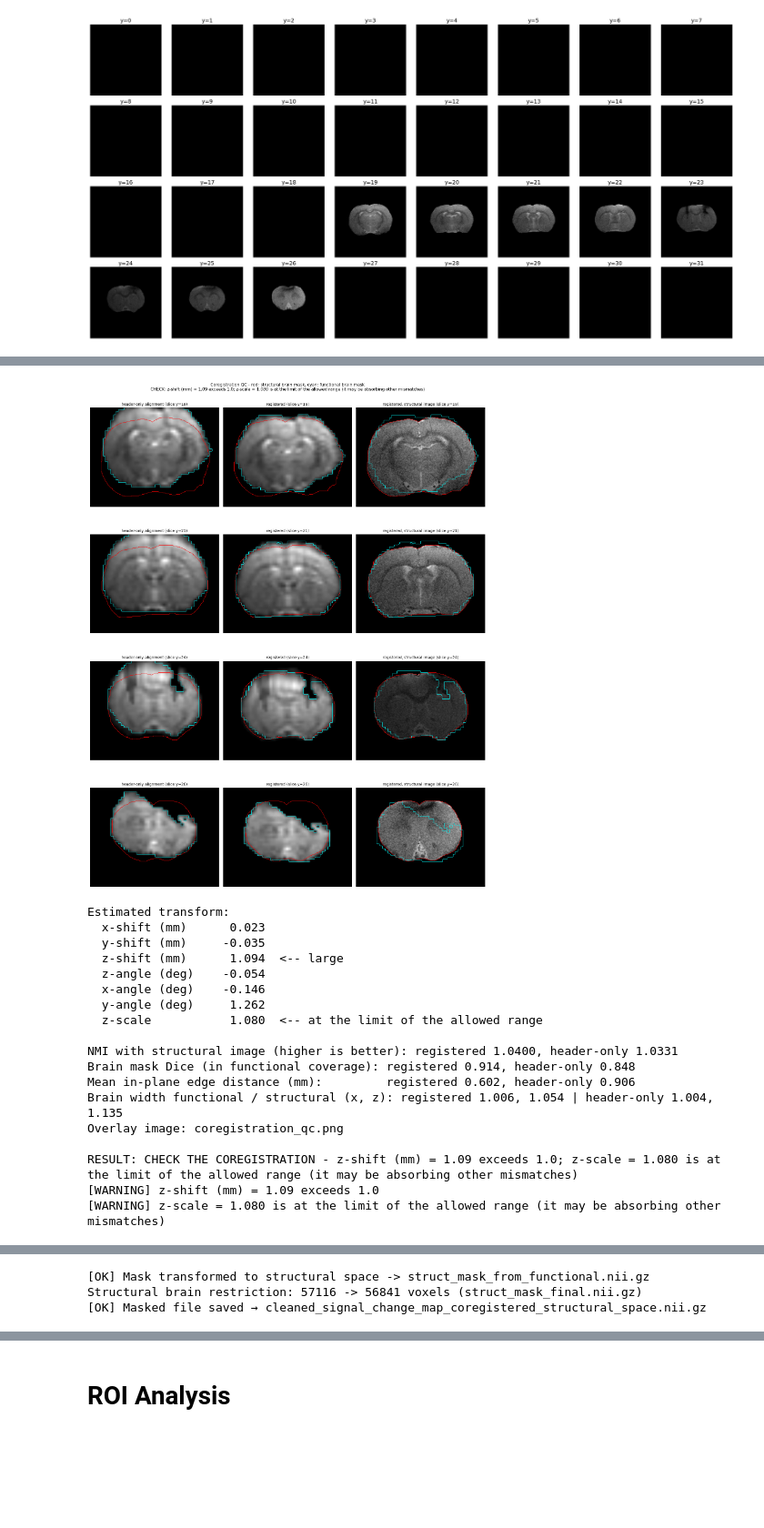
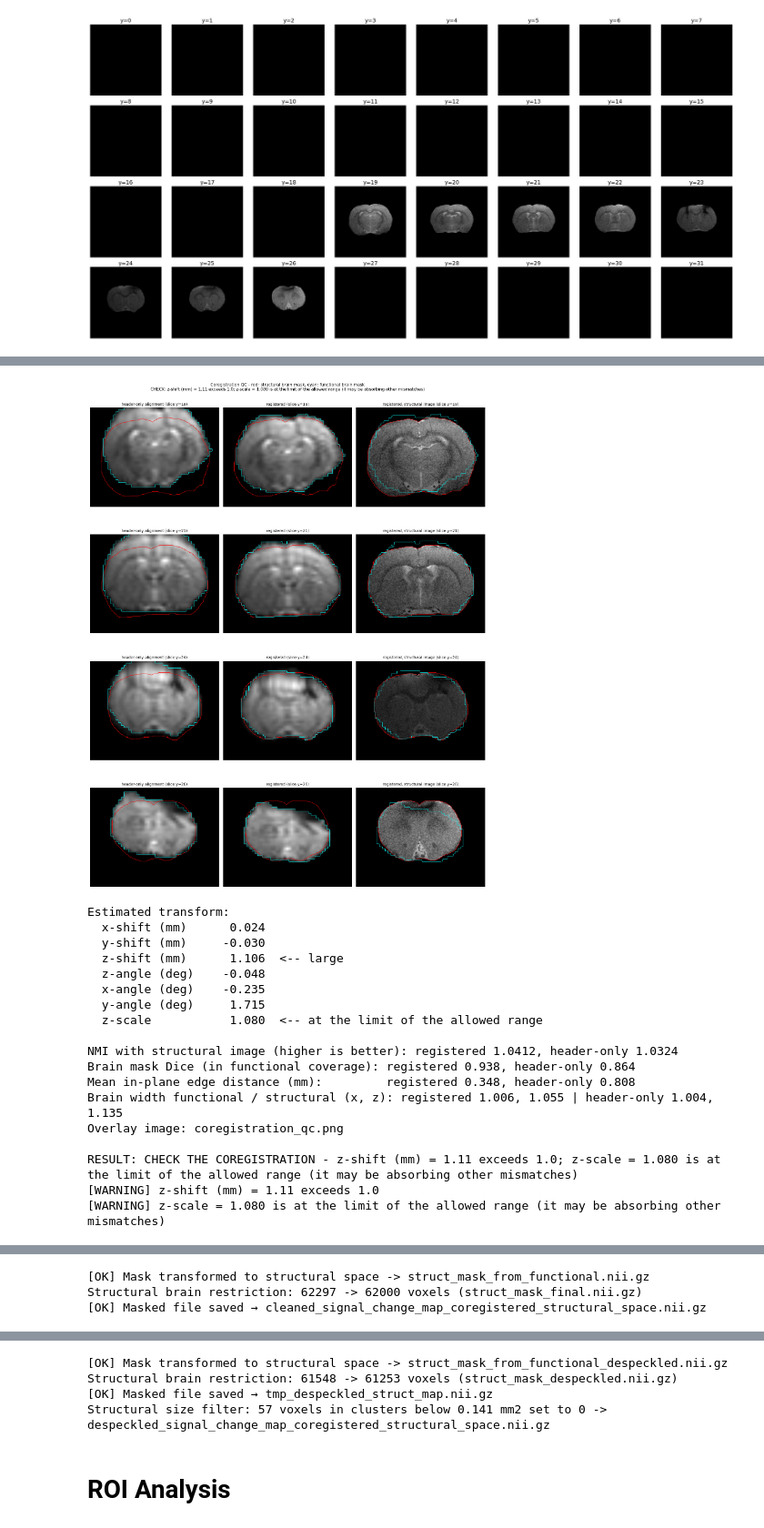
Before and after one commit to schmidt12335/fmri_analysis, a Jupyter notebook: mol_fMRI_v5.5.ipynb, the cells around one changed output, grey strips where cells are left out. Shown at 91% size. Drawn from its saved outputs; the diff is of its cells as text; code cells hidden in the pictures; blank space fills up the shorter version.

Commit message:
Updated v5.5 with new noise/artifact removal, it now asks if files should be overwritten, quality control for noise removal and coregistration.

```diff
--- a/mol_fMRI_v5.5.ipynb
+++ b/mol_fMRI_v5.5.ipynb
@@ -1907,7 +2220,7 @@ def coregistration_afni(
     reference_file : str
         Structural image defining the target space.
     output_file1, output_file2 : str
-        Outputs of the estimation step and of the apply step.
+        Outputs of the estimation step and of the apply step. Existing files are replaced (ask before calling, see `ask_overwrite`).
     estimate_affine, apply_affine : bool
         Run the estimation / the apply step.
     affine_mat : str
@@ -1935,6 +2248,10 @@ def coregistration_afni(
             raise ValueError("output_file1 must be provided when estimate_affine=True")
         if input_file1 is None:
             raise ValueError("input_file1 must be provided when estimate_affine=True")
+
+        # 3dAllineate refuses to overwrite an existing file and nipype does not report it, so the old file is removed first
+        if os.path.exists(output_file1):
+            os.remove(output_file1)
 
         coreg_wo_affine = afni.Allineate()
         coreg_wo_affine.inputs.in_file = input_file1
@@ -1977,6 +2294,9 @@ def coregistration_afni(
         if input_file2 is None:
             raise ValueError("input_file2 must be provided when apply_affine=True")
 
+        if os.path.exists(output_file2):
+            os.remove(output_file2)
+
         coreg_with_affine = afni.Allineate()
         coreg_with_affine.inputs.in_file = input_file2
         coreg_with_affine.inputs.reference = reference_file
@@ -2005,17 +2325,30 @@ else:
     else:
         print_statement(f"Scaling along the phase-encoding axis ({pe_scale_axis} of the AFNI coordinate system) is allowed between {pe_scale_range[0]} and {pe_scale_range[1]}", bcolors.NOTIFICATION)
 
-coregistration_afni(input_file_for_coreg, scm_for_coreg, structural_file_for_coregistration, output_file1="mean_func_struct_aligned.nii.gz", output_file2="signal_change_map_coregistered_structural_space.nii.gz", estimate_affine=True, apply_affine=True, affine_mat="mean_func_struct_aligned.aff12.1D",
-                    pe_scale_axis=pe_scale_axis, pe_scale_range=pe_scale_range) # Estimating affnine and applying it to SCM
+coreg_outputs = ["mean_func_struct_aligned.nii.gz", "signal_change_map_coregistered_structural_space.nii.gz", "mean_func_struct_aligned.aff12.1D"]
+if ask_overwrite(coreg_outputs, "Coregistration results", inputs=[input_file_for_coreg, scm_for_coreg]):
+    coregistration_afni(input_file_for_coreg, scm_for_coreg, structural_file_for_coregistration, output_file1="mean_func_struct_aligned.nii.gz", output_file2="signal_change_map_coregistered_structural_space.nii.gz", estimate_affine=True, apply_affine=True, affine_mat="mean_func_struct_aligned.aff12.1D",
+                        pe_scale_axis=pe_scale_axis, pe_scale_range=pe_scale_range) # Estimating affnine and applying it to SCM
+else:
+    print_statement("Keeping the existing coregistration; it is used for the steps below.", bcolors.OKGREEN)
 
 
 # Quality check of the coregistration (warnings, overlay image coregistration_qc.png, report coregistration_qc.txt); changes nothing
 coregistration_qc(str(input_file_for_coreg), structural_file_for_coregistration, "mean_func_struct_aligned.aff12.1D", params_file="params.1D",
-                  source_mask=mask_file, struct_mask=os.path.join(analysed_struct_dir, "mask_struct.nii.gz"),
+                  source_mask=mask_outline, struct_mask=os.path.join(analysed_struct_dir, "mask_struct.nii.gz"),
                   max_scale_dev=max(1 - pe_scale_range[0], pe_scale_range[1] - 1))
 
 # The exclusion mask is defined in functional space (where the signal change is computed) and moved with the same affine
 transform_mask_to_structural(final_mask_used, structural_file_for_coregistration, "mean_func_struct_aligned.aff12.1D", "struct_mask_from_functional.nii.gz")
 restrict_to_structural_brain("struct_mask_from_functional.nii.gz", structural_file_for_coregistration, "struct_mask_final.nii.gz", erode_vox=2)
 masking_file("signal_change_map_coregistered_structural_space.nii.gz", "struct_mask_final.nii.gz", "cleaned_signal_change_map_coregistered_structural_space.nii.gz")
+
+# The same for the despeckled mask, saved alongside; a size filter in structural space then removes tiny specks left by the interpolation
+transform_mask_to_structural(despeckled_mask_used, structural_file_for_coregistration, "mean_func_struct_aligned.aff12.1D", "struct_mask_from_functional_despeckled.nii.gz")
+restrict_to_structural_brain("struct_mask_from_functional_despeckled.nii.gz", structural_file_for_coregistration, "struct_mask_despeckled.nii.gz", erode_vox=2)
+masking_file("signal_change_map_coregistered_structural_space.nii.gz", "struct_mask_despeckled.nii.gz", "tmp_despeckled_struct_map.nii.gz")
+remove_small_clusters_2d("tmp_despeckled_struct_map.nii.gz", "despeckled_signal_change_map_coregistered_structural_space.nii.gz",
+                         center=speckle_info["center"], low=speckle_info["low"], high=speckle_info["high"],
+                         min_area_mm2=speckle_info["voxel_area_mm2"])
+os.remove("tmp_despeckled_struct_map.nii.gz")
 # %% [output]
@@ -2038,22 +2371,22 @@ Scaling along the phase-encoding axis (z of the AFNI coordinate system) is allow
 [OK] Transform applied → signal_change_map_coregistered_structural_space.nii.gz
-[figure, old version]
+[figure, new version]
 Estimated transform:
-  x-shift (mm)      0.023
-  y-shift (mm)     -0.035
-  z-shift (mm)      1.094  <-- large
-  z-angle (deg)    -0.054
-  x-angle (deg)    -0.146
-  y-angle (deg)     1.262
+  x-shift (mm)      0.024
+  y-shift (mm)     -0.030
+  z-shift (mm)      1.106  <-- large
+  z-angle (deg)    -0.048
+  x-angle (deg)    -0.235
+  y-angle (deg)     1.715
   z-scale           1.080  <-- at the limit of the allowed range
 
-NMI with structural image (higher is better): registered 1.0400, header-only 1.0331
-Brain mask Dice (in functional coverage): registered 0.914, header-only 0.848
-Mean in-plane edge distance (mm):         registered 0.602, header-only 0.906
-Brain width functional / structural (x, z): registered 1.006, 1.054 | header-only 1.004, 1.135
+NMI with structural image (higher is better): registered 1.0412, header-only 1.0324
+Brain mask Dice (in functional coverage): registered 0.938, header-only 0.864
+Mean in-plane edge distance (mm):         registered 0.348, header-only 0.808
+Brain width functional / structural (x, z): registered 1.006, 1.055 | header-only 1.004, 1.135
 Overlay image: coregistration_qc.png
 
-RESULT: CHECK THE COREGISTRATION - z-shift (mm) = 1.09 exceeds 1.0; z-scale = 1.080 is at the limit of the allowed range (it may be absorbing other mismatches)
-[WARNING] z-shift (mm) = 1.09 exceeds 1.0
+RESULT: CHECK THE COREGISTRATION - z-shift (mm) = 1.11 exceeds 1.0; z-scale = 1.080 is at the limit of the allowed range (it may be absorbing other mismatches)
+[WARNING] z-shift (mm) = 1.11 exceeds 1.0
 [WARNING] z-scale = 1.080 is at the limit of the allowed range (it may be absorbing other mismatches)
 ++ 3dAllineate: AFNI version=AFNI_26.2.06 (Sep  3 2026) [64-bit]
 ++ Authored by: Zhark the Registrator
@@ -2069,4 +2402,4 @@ RESULT: CHECK THE COREGISTRATION - z-shift (mm) = 1.09 exceeds 1.0; z-scale = 1.
 ++ ###########################################################
 [OK] Mask transformed to structural space -> struct_mask_from_functional.nii.gz
-Structural brain restriction: 57116 -> 56841 voxels (struct_mask_final.nii.gz)
+Structural brain restriction: 62297 -> 62000 voxels (struct_mask_final.nii.gz)
 [OK] Masked file saved → cleaned_signal_change_map_coregistered_structural_space.nii.gz
@@ -2074,3 +2418,7 @@ Structural brain restriction: 57116 -> 56841 voxels (struct_mask_final.nii.gz)
+[OK] Mask transformed to structural space -> struct_mask_from_functional_despeckled.nii.gz
+Structural brain restriction: 61548 -> 61253 voxels (struct_mask_despeckled.nii.gz)
+[OK] Masked file saved → tmp_despeckled_struct_map.nii.gz
+Structural size filter: 57 voxels in clusters below 0.141 mm2 set to 0 -> despeckled_signal_change_map_coregistered_structural_space.nii.gz
 # %% [markdown]
 # ROI Analysis
 # %%
```
Also changed, not shown: parts of 13 cells of this notebook.
